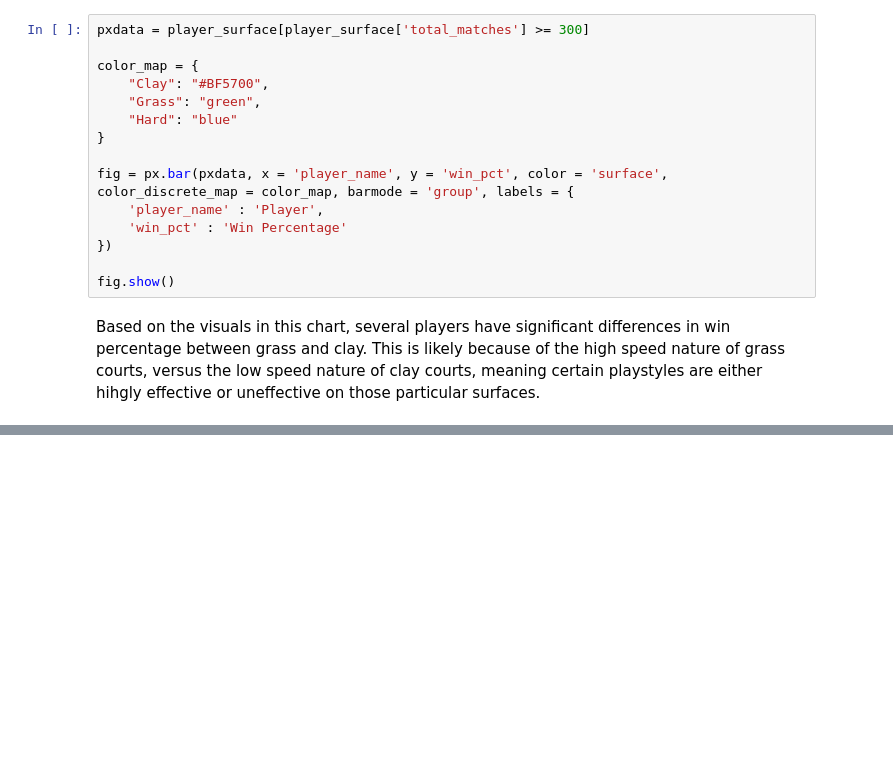
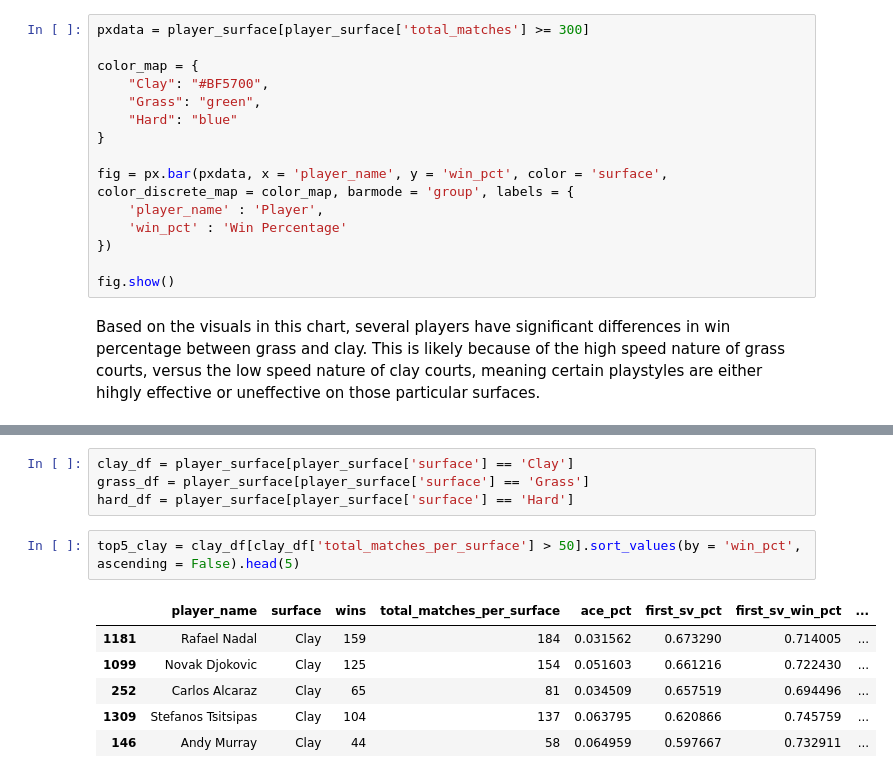
Before and after one commit to jpbombard/ATP_Tour_Analysis, a Jupyter notebook: analysis/Surface_Analysis.ipynb, the cells around one changed output, grey strips where cells are left out. Drawn from its saved outputs; the diff is of its cells as text; blank space fills up the shorter version.

```diff
--- a/Surface_Analysis.ipynb
+++ b/analysis/Surface_Analysis.ipynb
@@ -138,0 +159,13 @@ Based on the visuals in this chart, several players have significant differences
+# %%
+clay_df = player_surface[player_surface['surface'] == 'Clay']
+grass_df = player_surface[player_surface['surface'] == 'Grass']
+hard_df = player_surface[player_surface['surface'] == 'Hard']
+# %%
+top5_clay = clay_df[clay_df['total_matches_per_surface'] > 50].sort_values(by = 'win_pct', ascending = False).head(5)
+# %% [output]
+|  | player_name | surface | wins | total_matches_per_surface | ace_pct | first_sv_pct | first_sv_win_pct | ... |
+| 1181 | Rafael Nadal | Clay | 159 | 184 | 0.031562 | 0.673290 | 0.714005 | ... |
+| 1099 | Novak Djokovic | Clay | 125 | 154 | 0.051603 | 0.661216 | 0.722430 | ... |
+| 252 | Carlos Alcaraz | Clay | 65 | 81 | 0.034509 | 0.657519 | 0.694496 | ... |
+| 1309 | Stefanos Tsitsipas | Clay | 104 | 137 | 0.063795 | 0.620866 | 0.745759 | ... |
+| 146 | Andy Murray | Clay | 44 | 58 | 0.064959 | 0.597667 | 0.732911 | ... |
```
Also changed, not shown: parts of 4 cells of this notebook, 10 other files.
